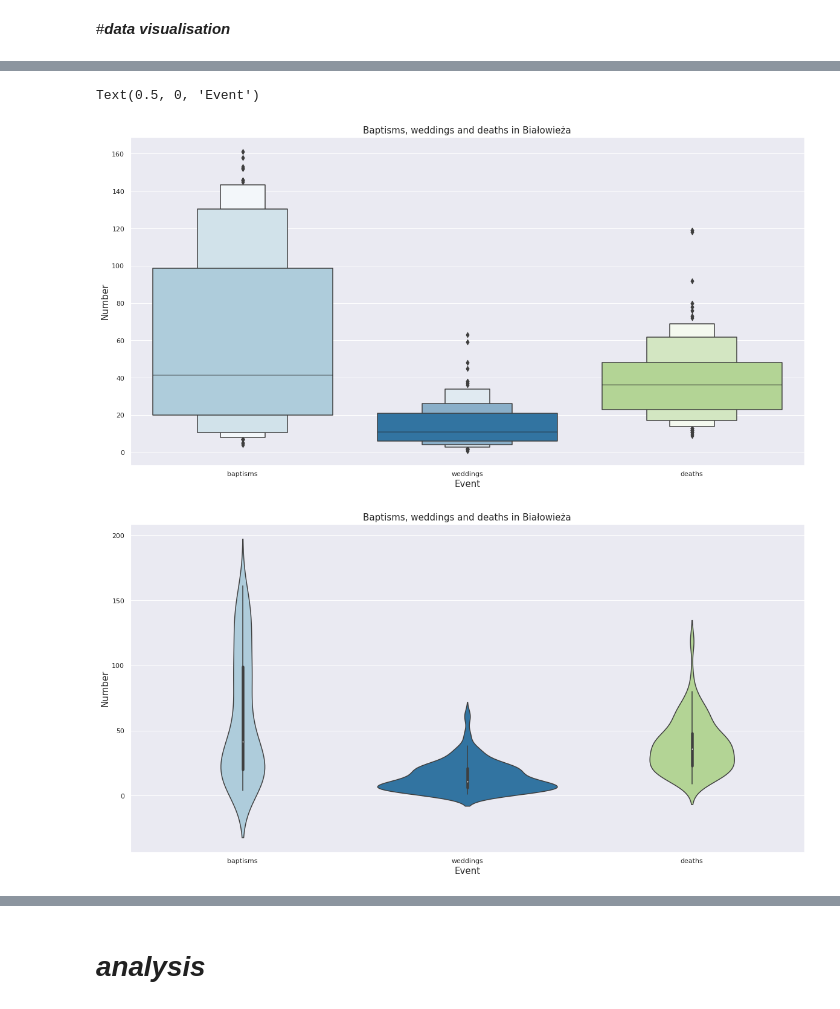
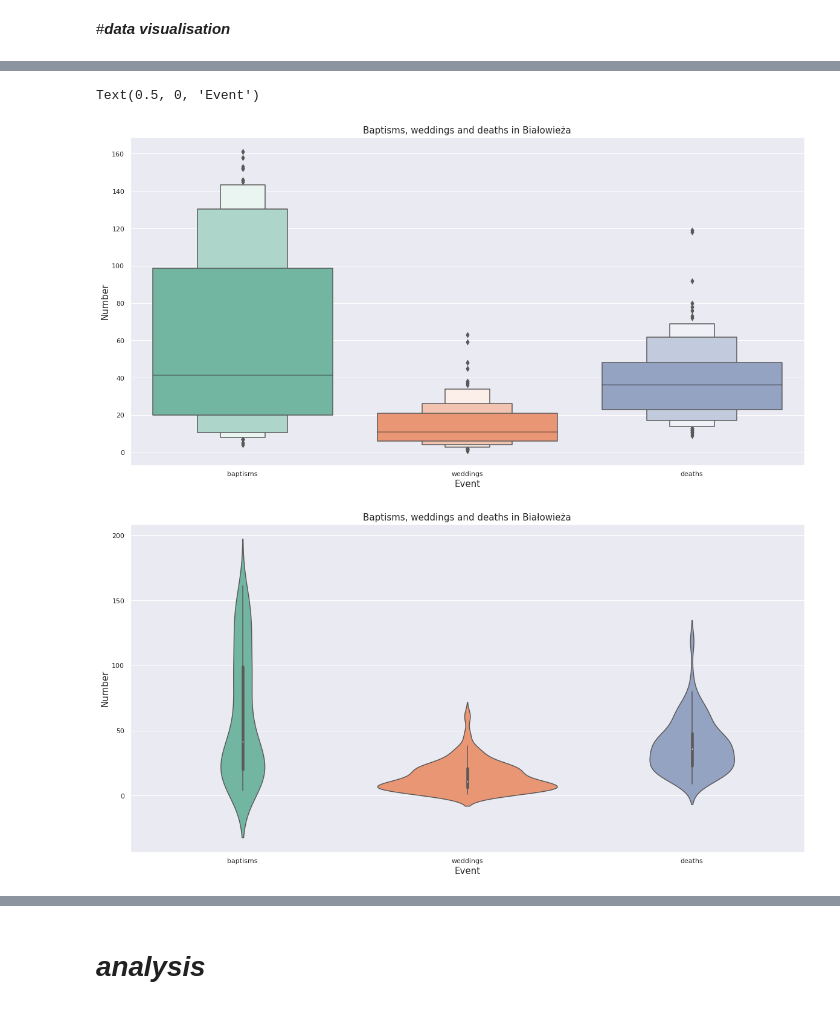
Before and after one commit to zuzannazak/PhD2022Bialowieza, a Jupyter notebook: 💖projekt.ipynb, the cells around one changed output, grey strips where cells are left out. Saved outputs shown, nothing was run; the diff lists cells and outputs as text; code cells hidden in the pictures.

```diff
--- a/💖projekt.ipynb
+++ b/💖projekt.ipynb
@@ -45,8 +45,6 @@ from sklearn.neural_network import MLPClassifier
 from sklearn.metrics import mean_absolute_percentage_error
 from sklearn.metrics import mean_squared_error
 from sklearn.metrics import r2_score
-
-sns.set_palette("Paired")
 # %% [markdown]
 # ***data download***
 # %%
@@ -114,21 +121,21 @@ The trends after the World War II can be caused by fewer young people participat
 # %%
 plt.figure(figsize=(20, 10))
-sns.boxenplot(x=DF["zdarzenie"], y=DF["liczba odnotowanych"], palette="Paired")
+sns.boxenplot(x=DF["zdarzenie"], y=DF["liczba odnotowanych"], palette="Set2")
 plt.title("Baptisms, weddings and deaths in Białowieża",fontsize=15)
 plt.ylabel('Number', fontsize=15)
 plt.xlabel('Event',fontsize=15 )
 # %% [output]
 Text(0.5, 0, 'Event')
-[figure, old version]
+[figure, new version]
 # %%
 plt.figure(figsize=(20, 10))
-sns.violinplot(x=DF["zdarzenie"], y=DF["liczba odnotowanych"], palette="Paired")
+sns.violinplot(x=DF["zdarzenie"], y=DF["liczba odnotowanych"], palette="Set2")
 plt.title("Baptisms, weddings and deaths in Białowieża",fontsize=15)
 plt.ylabel('Number', fontsize=15)
 plt.xlabel('Event',fontsize=15 )
 
 plt.show()
 # %% [output]
-[figure, old version]
+[figure, new version]
 # %%
 plt.figure(figsize=(20, 10))
```
Also changed, not shown: parts of 48 cells of this notebook.
